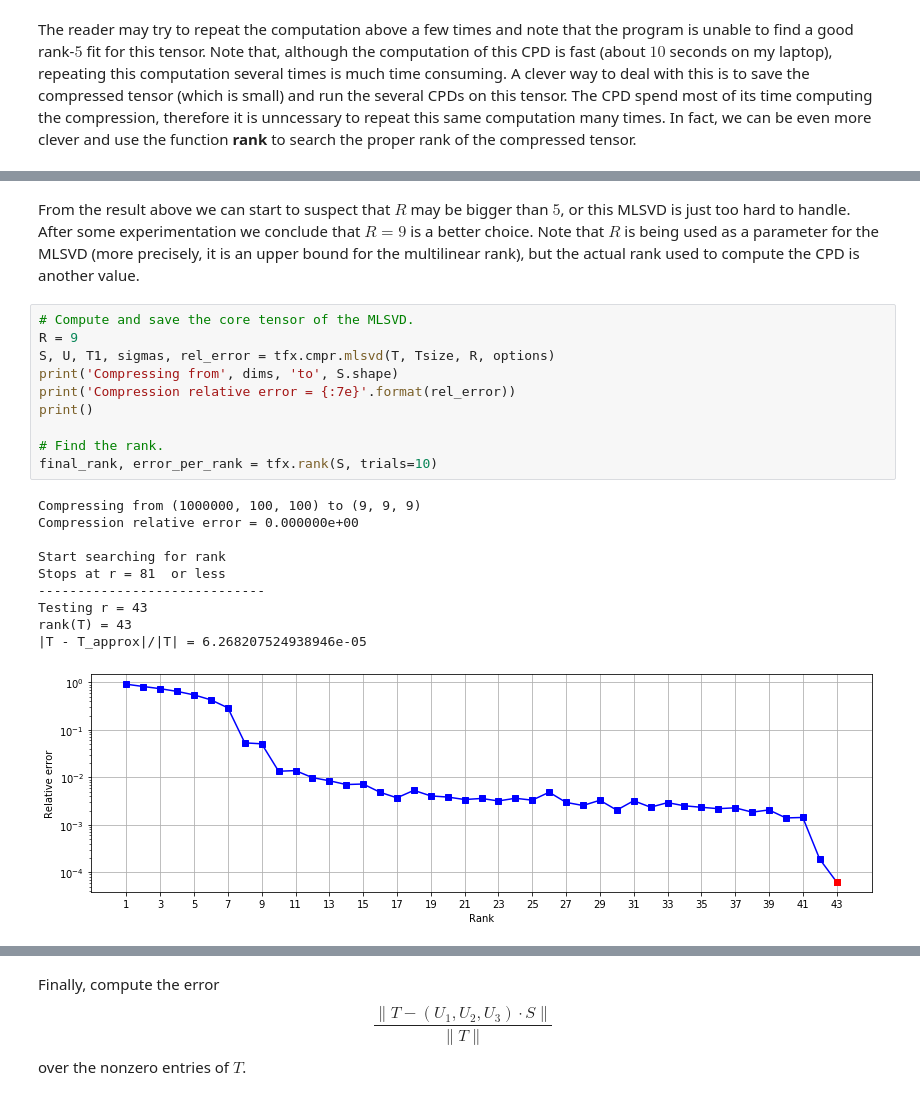
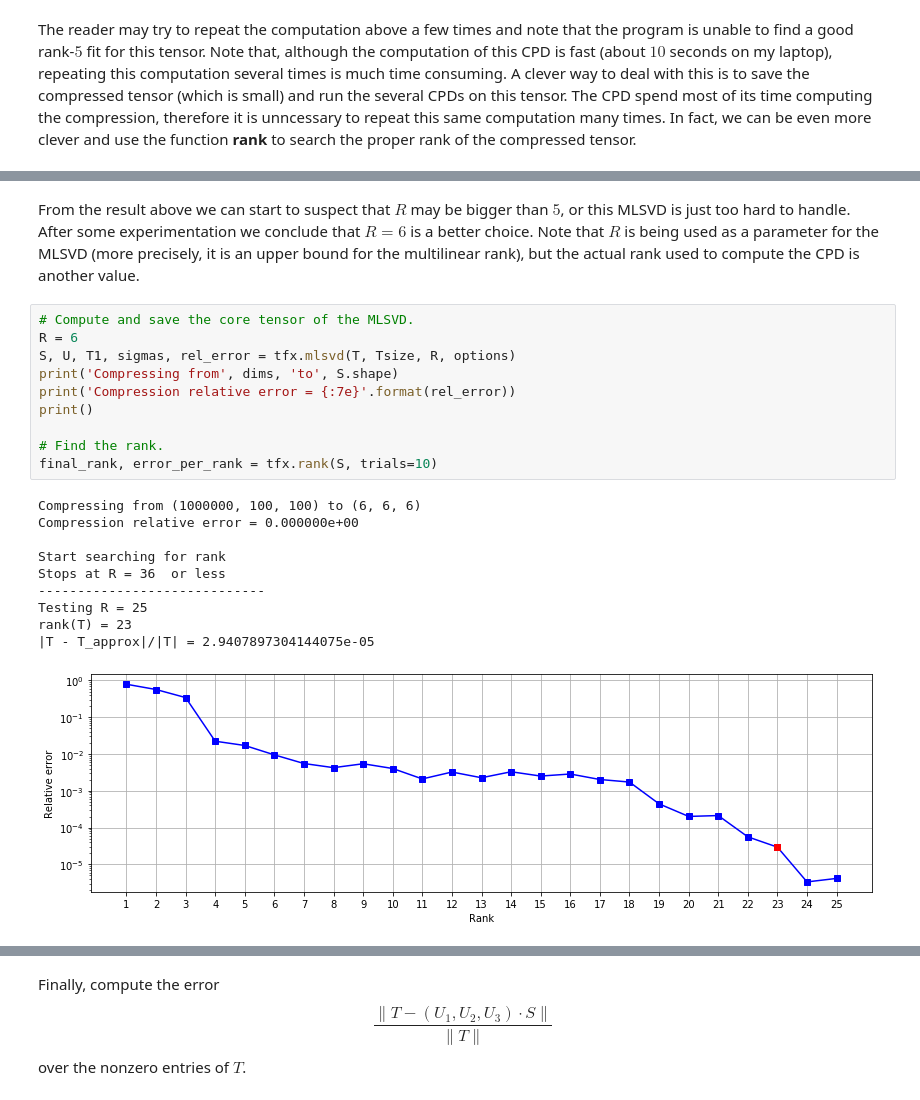
Before and after one commit to felipebottega/Tensor-Fox, a Jupyter notebook: tutorial/11-sparse_tensors.ipynb, the cells around one changed output, grey strips where cells are left out. Drawn from its saved outputs; the diff is of its cells as text.

```diff
--- a/tutorial/11-sparse_tensors.ipynb
+++ b/tutorial/11-sparse_tensors.ipynb
@@ -155,24 +152,24 @@ rank(T) = 3
 # %% [markdown]
-From the result above we can start to suspect that $R$ may be bigger than $5$, or this MLSVD is just too hard to handle. After some experimentation we conclude that $R = 9$ is a better choice. Note that $R$ is being used as a parameter for the MLSVD (more precisely, it is an upper bound for the multilinear rank), but the actual rank used to compute the CPD is another value.
+From the result above we can start to suspect that $R$ may be bigger than $5$, or this MLSVD is just too hard to handle. After some experimentation we conclude that $R = 6$ is a better choice. Note that $R$ is being used as a parameter for the MLSVD (more precisely, it is an upper bound for the multilinear rank), but the actual rank used to compute the CPD is another value.
 # %%
 # Compute and save the core tensor of the MLSVD.
-R = 9
-S, U, T1, sigmas, rel_error = tfx.cmpr.mlsvd(T, Tsize, R, options)
+R = 6
+S, U, T1, sigmas, rel_error = tfx.mlsvd(T, Tsize, R, options)
 print('Compressing from', dims, 'to', S.shape)
 print('Compression relative error = {:7e}'.format(rel_error))
 print()
 
 # Find the rank.
 final_rank, error_per_rank = tfx.rank(S, trials=10)
 # %% [output]
-Compressing from (1000000, 100, 100) to (9, 9, 9)
+Compressing from (1000000, 100, 100) to (6, 6, 6)
 Compression relative error = 0.000000e+00
 
 Start searching for rank
-Stops at r = 81  or less
+Stops at R = 36  or less
 -----------------------------
-Testing r = 43
-rank(T) = 43
-|T - T_approx|/|T| = 6.268207524938946e-05
+Testing R = 25
+rank(T) = 23
+|T - T_approx|/|T| = 2.9407897304144075e-05
-[figure, old version]
+[figure, new version]
 # %% [markdown]
```
Also changed, not shown: parts of 11 cells of this notebook, 10 other files.
